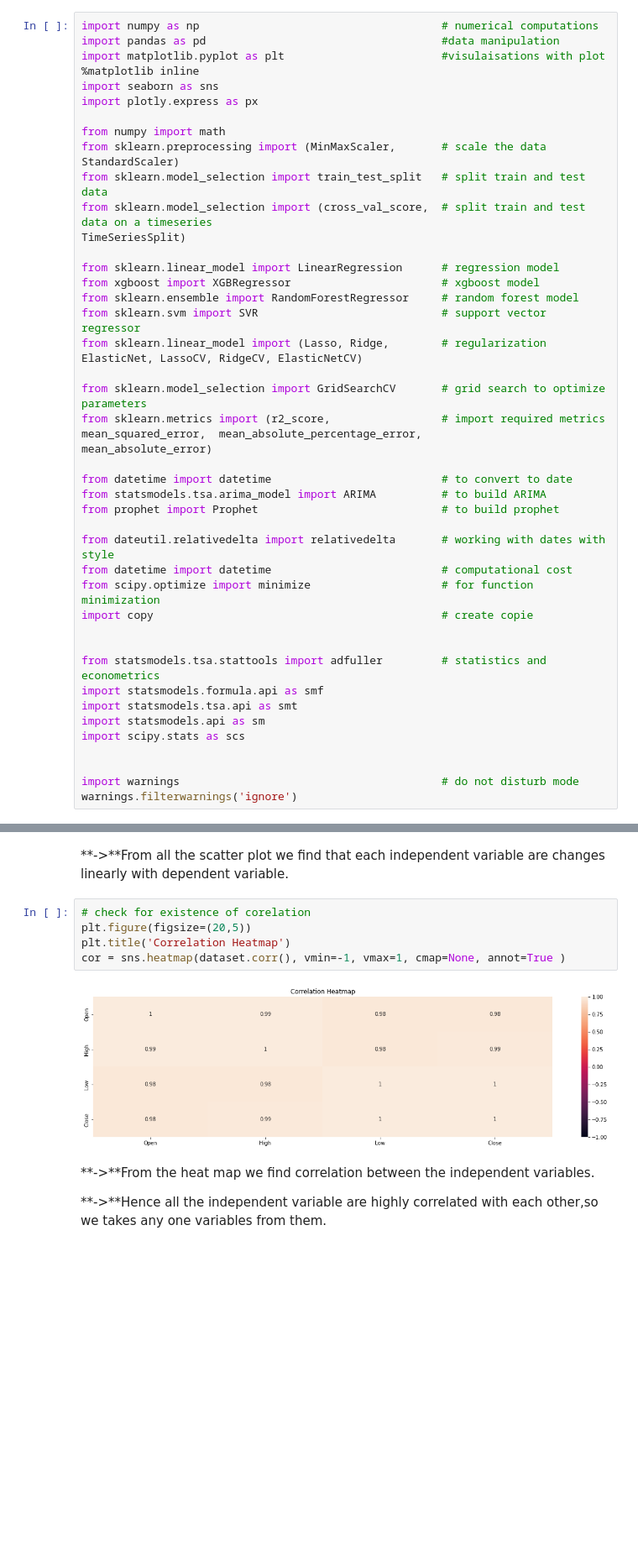
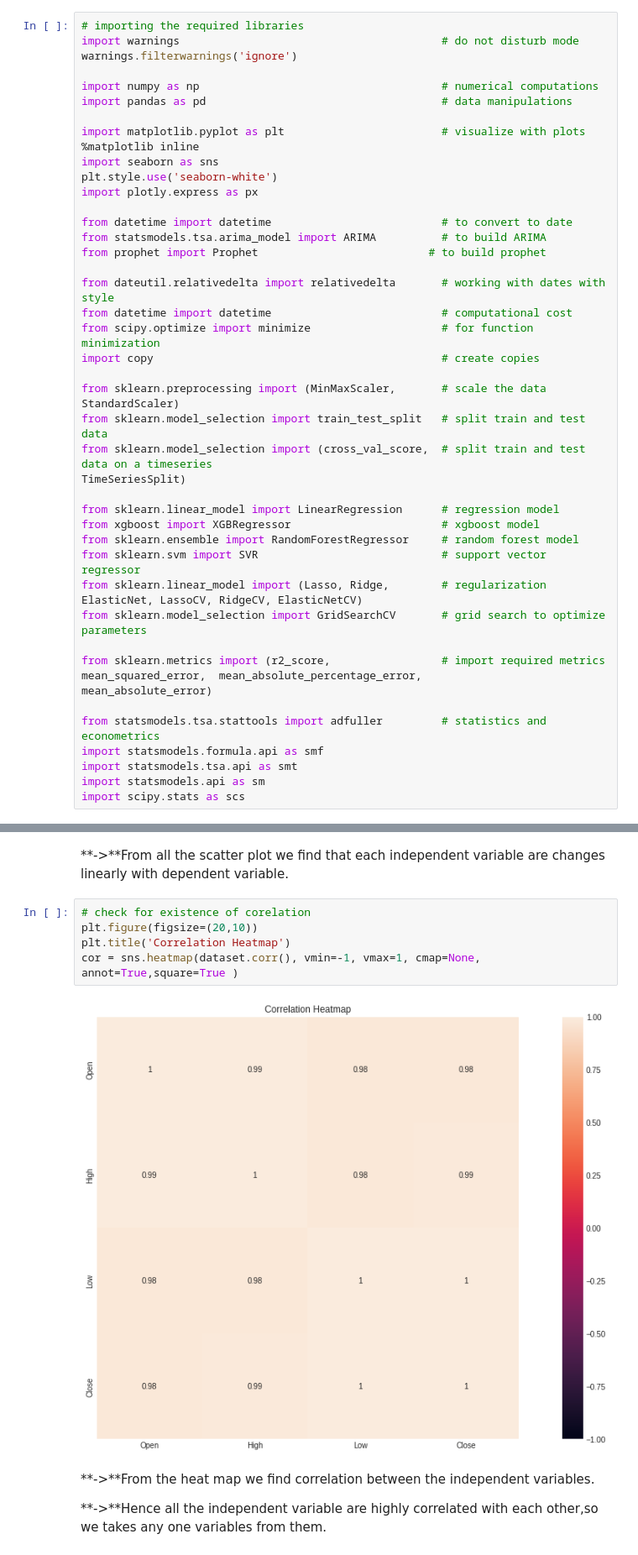
Before and after one commit to Swastik02aug/SML-Regression-Capstone-Project, a Jupyter notebook: project(yes_bank).ipynb, the cells around one changed output, grey strips where cells are left out. Shown at 84% size. Saved outputs shown, nothing was run; the diff lists cells and outputs as text; blank space fills up the shorter version.

```diff
--- a/project(yes_bank).ipynb
+++ b/project(yes_bank).ipynb
@@ -5,14 +8,28 @@
 # %% [markdown]
 **Importing all required libraries.**
 # %%
+# importing the required libraries
+import warnings                                        # do not disturb mode
+warnings.filterwarnings('ignore')
+
 import numpy as np                                     # numerical computations
-import pandas as pd                                    #data manipulation
-import matplotlib.pyplot as plt                        #visulaisations with plot
+import pandas as pd                                    # data manipulations
+
+import matplotlib.pyplot as plt                        # visualize with plots
 %matplotlib inline
 import seaborn as sns
+plt.style.use('seaborn-white')
 import plotly.express as px
 
-from numpy import math
+from datetime import datetime                          # to convert to date
+from statsmodels.tsa.arima_model import ARIMA          # to build ARIMA
+from prophet import Prophet                          # to build prophet
+
+from dateutil.relativedelta import relativedelta       # working with dates with style
+from datetime import datetime                          # computational cost
+from scipy.optimize import minimize                    # for function minimization
+import copy                                            # create copies
+
 from sklearn.preprocessing import (MinMaxScaler,       # scale the data
 StandardScaler)
 from sklearn.model_selection import train_test_split   # split train and test data
@@ -25,31 +42,17 @@ from sklearn.ensemble import RandomForestRegressor     # random forest model
 from sklearn.svm import SVR                            # support vector regressor
 from sklearn.linear_model import (Lasso, Ridge,        # regularization
 ElasticNet, LassoCV, RidgeCV, ElasticNetCV)
+from sklearn.model_selection import GridSearchCV       # grid search to optimize parameters
 
-from sklearn.model_selection import GridSearchCV       # grid search to optimize parameters
 from sklearn.metrics import (r2_score,                 # import required metrics
 mean_squared_error,  mean_absolute_percentage_error,
 mean_absolute_error)
-
-from datetime import datetime                          # to convert to date
-from statsmodels.tsa.arima_model import ARIMA          # to build ARIMA
-from prophet import Prophet                            # to build prophet
-
-from dateutil.relativedelta import relativedelta       # working with dates with style
-from datetime import datetime                          # computational cost
-from scipy.optimize import minimize                    # for function minimization
-import copy                                            # create copie
-
 
 from statsmodels.tsa.stattools import adfuller         # statistics and econometrics
 import statsmodels.formula.api as smf
 import statsmodels.tsa.api as smt
 import statsmodels.api as sm
 import scipy.stats as scs
-
-
-import warnings                                        # do not disturb mode
-warnings.filterwarnings('ignore')
 # %%
 #mounting drive for importing data set from google drive
 from google.colab import drive
@@ -235,11 +240,11 @@ for col in dataset.describe().columns[:-1]:
 **->**From all the scatter plot we find that each independent variable are changes linearly with dependent variable.
 # %%
 # check for existence of corelation
-plt.figure(figsize=(20,5))
+plt.figure(figsize=(20,10))
 plt.title('Correlation Heatmap')
-cor = sns.heatmap(dataset.corr(), vmin=-1, vmax=1, cmap=None, annot=True )
+cor = sns.heatmap(dataset.corr(), vmin=-1, vmax=1, cmap=None, annot=True,square=True )
 # %% [output]
-[figure, old version]
+[figure, new version]
 # %% [markdown]
 **->**From the heat map we find correlation between the independent variables.
 
```
Also changed, not shown: parts of 63 cells of this notebook.
